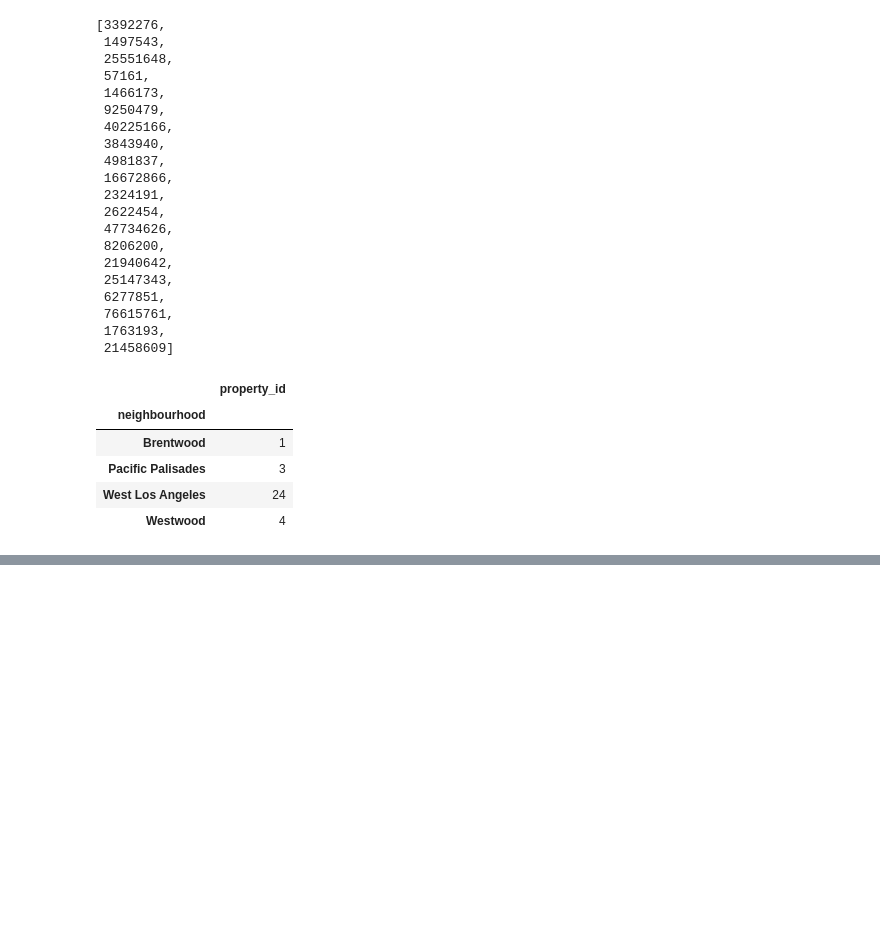
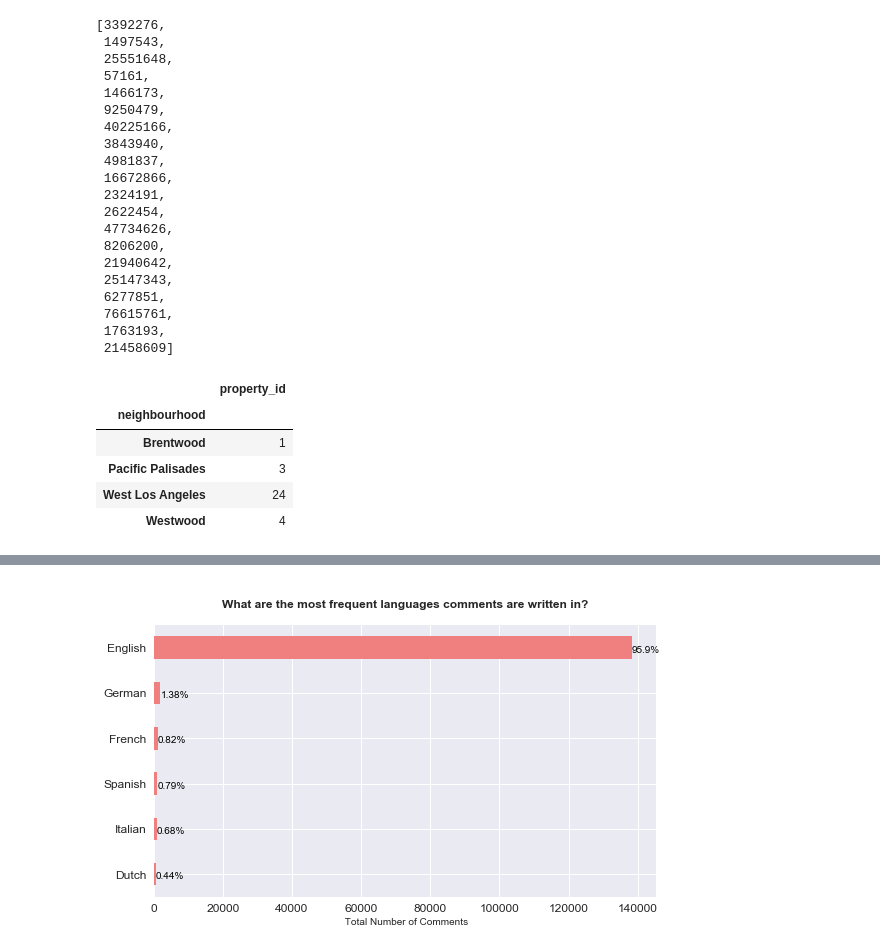
Before and after one commit to Maryamlaine/Airbnb, a Jupyter notebook: airbnb_maryam.ipynb, the cells around one changed output, grey strips where cells are left out. Saved outputs shown, nothing was run; the diff lists cells and outputs as text; code cells hidden in the pictures; blank space fills up the shorter version.

```diff
--- a/airbnb_maryam.ipynb
+++ b/airbnb_maryam.ipynb
@@ -440,3 +464,3 @@ df.isna().sum()
 # %%
-df.dropna(inplace=True)
-df.isna().sum()
+df116.dropna(inplace=True)
+df116.isna().sum()
@@ -456,4 +500,4 @@ def language_detection(text):
         return None
 # %%
 %%time
-df['language'] = df['comments'].apply(language_detection)
+df116['language'] = df116['comments'].apply(language_detection)
@@ -462,28 +520,30 @@ df.language.value_counts().head(10)
 # %%
-# visualizing the comments' languages b) neat and clean
-ax = df.language.value_counts().head(6).plot(kind='barh', figsize=(9,5), color="lightcoral",
+# visualizing the comments' languages
+ax = df116.language.value_counts().head(6).plot(kind='barh', figsize=(9,5), color="lightcoral",
                                              fontsize=12);
 
 ax.set_title("\nWhat are the most frequent languages comments are written in?\n",
              fontsize=12, fontweight='bold')
 ax.set_xlabel(" Total Number of Comments", fontsize=10)
 ax.set_yticklabels(['English', 'German', 'French', 'Spanish', 'Italian', 'Dutch'])
 
-# create a list to collect the plt.patches data
+# create a list to collect the data
 totals = []
 # find the ind. values and append to list
 for i in ax.patches:
     totals.append(i.get_width())
 # get total
 total = sum(totals)
 
 # set individual bar labels using above list
 for i in ax.patches:
     ax.text(x=i.get_width(), y=i.get_y()+.35,
             s=str(round((i.get_width()/total)*100, 2))+'%',
             fontsize=10, color='black')
 
 # invert for largest on top
 ax.invert_yaxis()
+# %% [output]
+[figure, added]
 # %%
 # splitting the dataframes in language related sub-dataframes
```
Also changed, not shown: parts of 50 cells of this notebook, 2 other files.
